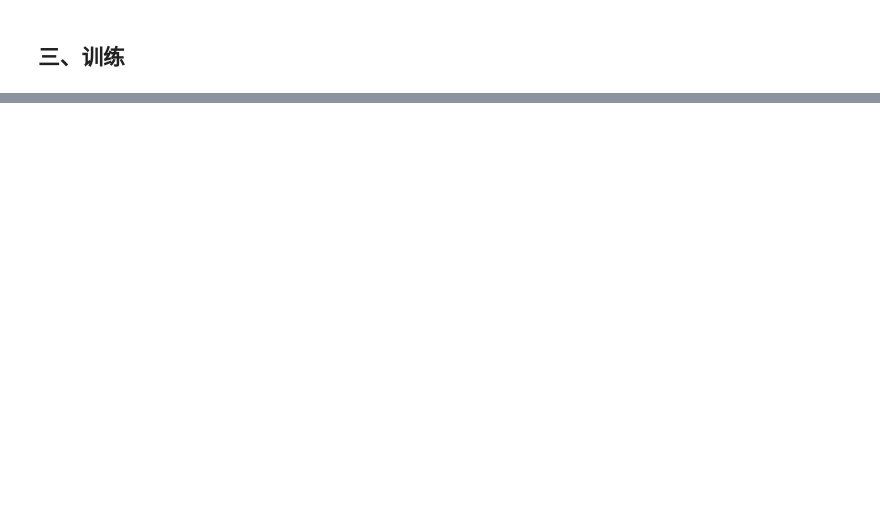
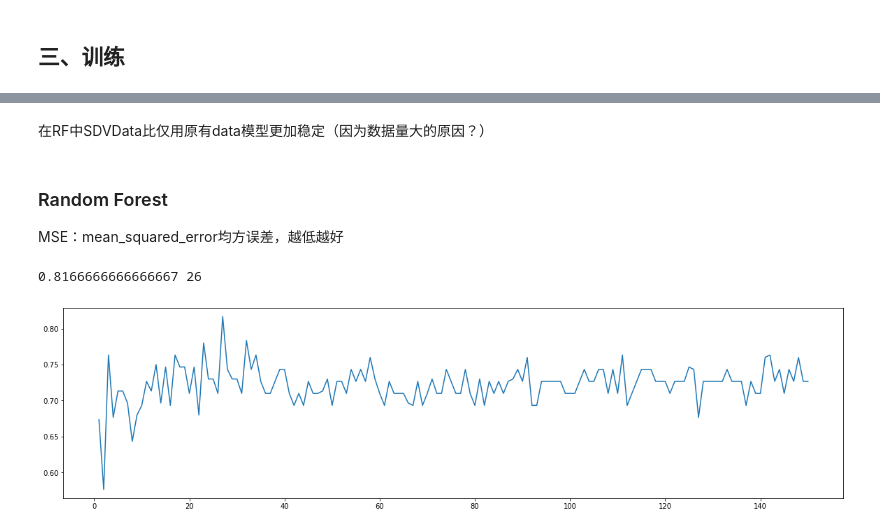
Before and after one commit to WangMole/Project, a Jupyter notebook: project.ipynb, the cells around one changed output, grey strips where cells are left out. Drawn from its saved outputs; the diff is of its cells as text; code cells hidden in the pictures; blank space fills up the shorter version.

Commit message:
Get suitable RandomForest parameters

```diff
--- a/project.ipynb
+++ b/project.ipynb
@@ -197,0 +278,4 @@ df_normal_data_sdv
+# %%
+# data_DF_X_train, data_DF_X_val, data_DF_X_test, data_DF_Y_train, data_DF_Y_val, data_DF_Y_test = split(data_DF)
+data_DF_X_train, data_DF_X_test, data_DF_Y_train, data_DF_Y_test = split_2(data_DF)
+data_DF_X_train
@@ -198,2 +320,18 @@ df_normal_data_sdv
 # %% [markdown]
 ## 三、训练
+# %%
+# 找到RF最佳n_estimators
+#n_estimators的学习曲线
+from sklearn.model_selection import cross_val_score
+from tqdm import tqdm
+import warnings
+warnings.filterwarnings("ignore")
+superpa = []
+for i in tqdm(range(20,200)):
+    rfc = RandomForestClassifier(n_estimators=i+1)
+    rfc_s = cross_val_score(rfc,data_DF[ls_train_columnname],data_DF[['FDSsuitable']],cv=10).mean()
+    superpa.append(rfc_s)
+print(max(superpa),superpa.index(max(superpa)))
+plt.figure(figsize=[20,5])
+plt.plot(range(21,201),superpa)
+plt.show()
@@ -199,0 +348,24 @@ df_normal_data_sdv
+# %% [markdown]
+在RF中SDVData比仅用原有data模型更加稳定（因为数据量大的原因？）
+# %% [markdown]
+### Random Forest
+MSE：mean_squared_error均方误差，越低越好
+# %%
+# 找到RF最佳n_estimators
+#n_estimators的学习曲线
+from sklearn.model_selection import cross_val_score
+from tqdm import tqdm
+import warnings
+warnings.filterwarnings("ignore")
+superpa = []
+for i in tqdm(range(0,150)):
+    rfc = RandomForestClassifier(n_estimators=i+1)
+    rfc_s = cross_val_score(rfc,data_DF_X_train,data_DF_Y_train,cv=10).mean()
+    superpa.append(rfc_s)
+print(max(superpa),superpa.index(max(superpa)))
+plt.figure(figsize=[20,5])
+plt.plot(range(1,151),superpa)
+plt.show()
+# %% [output]
+0.8166666666666667 26
+[figure, added]
```
Also changed, not shown: parts of 24 cells of this notebook.
